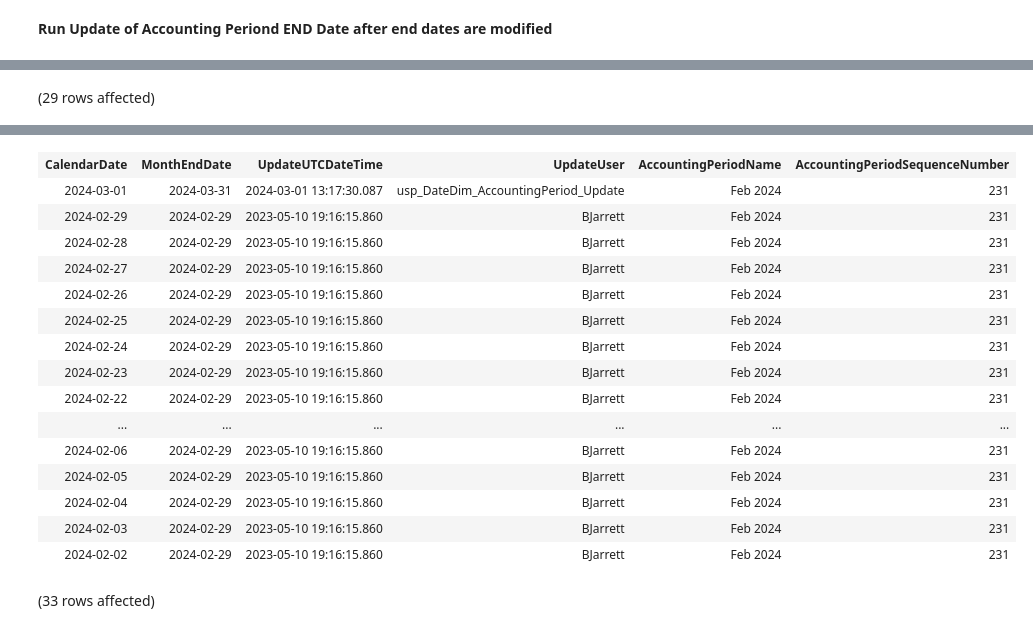
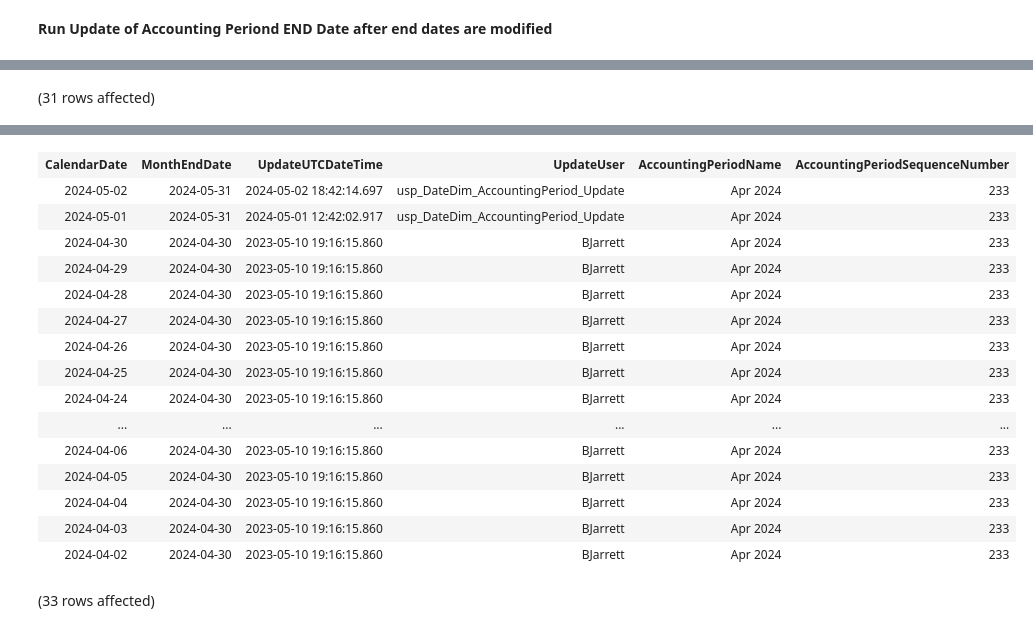
Before and after one commit to mdelisio/SQL-Scripts, a Jupyter notebook: Notebook- Update Accouinting Period End Date.ipynb, the cells around one changed output, grey strips where cells are left out. Cells and saved outputs as stored; diff of their text form; code cells hidden in the pictures.

```diff
--- a/Notebook- Update Accouinting Period End Date.ipynb
+++ b/Notebook- Update Accouinting Period End Date.ipynb
@@ -28,5 +28,5 @@ Total execution time: 00:00:00.316
 # %%
-DECLARE @AccountingPeriodName VARCHAR(50) = 'Feb 2024'
+DECLARE @AccountingPeriodName VARCHAR(50) = 'Apr 2024'
 ;
 
 Select TOP (33)
@@ -40,4 +40,4 @@ FROM EDW.DateDim
 Where AccountingPeriodName = @AccountingPeriodName
 Order By DateDimKey Desc
 # %% [output]
-(29 rows affected)
+(31 rows affected)
@@ -45,19 +45,19 @@ Total execution time: 00:00:00.085
 | CalendarDate | MonthEndDate | UpdateUTCDateTime | UpdateUser | AccountingPeriodName | AccountingPeriodSequenceNumber |
-| 2024-03-01 | 2024-03-31 | 2024-03-01 13:17:30.087 | usp_DateDim_AccountingPeriod_Update | Feb 2024 | 231 |
-| 2024-02-29 | 2024-02-29 | 2023-05-10 19:16:15.860 | BJarrett | Feb 2024 | 231 |
-| 2024-02-28 | 2024-02-29 | 2023-05-10 19:16:15.860 | BJarrett | Feb 2024 | 231 |
-| 2024-02-27 | 2024-02-29 | 2023-05-10 19:16:15.860 | BJarrett | Feb 2024 | 231 |
-| 2024-02-26 | 2024-02-29 | 2023-05-10 19:16:15.860 | BJarrett | Feb 2024 | 231 |
-| 2024-02-25 | 2024-02-29 | 2023-05-10 19:16:15.860 | BJarrett | Feb 2024 | 231 |
-| 2024-02-24 | 2024-02-29 | 2023-05-10 19:16:15.860 | BJarrett | Feb 2024 | 231 |
-| 2024-02-23 | 2024-02-29 | 2023-05-10 19:16:15.860 | BJarrett | Feb 2024 | 231 |
-| 2024-02-22 | 2024-02-29 | 2023-05-10 19:16:15.860 | BJarrett | Feb 2024 | 231 |
+| 2024-05-02 | 2024-05-31 | 2024-05-02 18:42:14.697 | usp_DateDim_AccountingPeriod_Update | Apr 2024 | 233 |
+| 2024-05-01 | 2024-05-31 | 2024-05-01 12:42:02.917 | usp_DateDim_AccountingPeriod_Update | Apr 2024 | 233 |
+| 2024-04-30 | 2024-04-30 | 2023-05-10 19:16:15.860 | BJarrett | Apr 2024 | 233 |
+| 2024-04-29 | 2024-04-30 | 2023-05-10 19:16:15.860 | BJarrett | Apr 2024 | 233 |
+| 2024-04-28 | 2024-04-30 | 2023-05-10 19:16:15.860 | BJarrett | Apr 2024 | 233 |
+| 2024-04-27 | 2024-04-30 | 2023-05-10 19:16:15.860 | BJarrett | Apr 2024 | 233 |
+| 2024-04-26 | 2024-04-30 | 2023-05-10 19:16:15.860 | BJarrett | Apr 2024 | 233 |
+| 2024-04-25 | 2024-04-30 | 2023-05-10 19:16:15.860 | BJarrett | Apr 2024 | 233 |
+| 2024-04-24 | 2024-04-30 | 2023-05-10 19:16:15.860 | BJarrett | Apr 2024 | 233 |
 | ... | ... | ... | ... | ... | ... |
-| 2024-02-06 | 2024-02-29 | 2023-05-10 19:16:15.860 | BJarrett | Feb 2024 | 231 |
-| 2024-02-05 | 2024-02-29 | 2023-05-10 19:16:15.860 | BJarrett | Feb 2024 | 231 |
-| 2024-02-04 | 2024-02-29 | 2023-05-10 19:16:15.860 | BJarrett | Feb 2024 | 231 |
-| 2024-02-03 | 2024-02-29 | 2023-05-10 19:16:15.860 | BJarrett | Feb 2024 | 231 |
-| 2024-02-02 | 2024-02-29 | 2023-05-10 19:16:15.860 | BJarrett | Feb 2024 | 231 |
+| 2024-04-06 | 2024-04-30 | 2023-05-10 19:16:15.860 | BJarrett | Apr 2024 | 233 |
+| 2024-04-05 | 2024-04-30 | 2023-05-10 19:16:15.860 | BJarrett | Apr 2024 | 233 |
+| 2024-04-04 | 2024-04-30 | 2023-05-10 19:16:15.860 | BJarrett | Apr 2024 | 233 |
+| 2024-04-03 | 2024-04-30 | 2023-05-10 19:16:15.860 | BJarrett | Apr 2024 | 233 |
+| 2024-04-02 | 2024-04-30 | 2023-05-10 19:16:15.860 | BJarrett | Apr 2024 | 233 |
 # %%
 DECLARE @ChangeDate DateTime = '2023-09-01'
 ;
```
Also changed, not shown: parts of 4 cells of this notebook, 5 other files.
